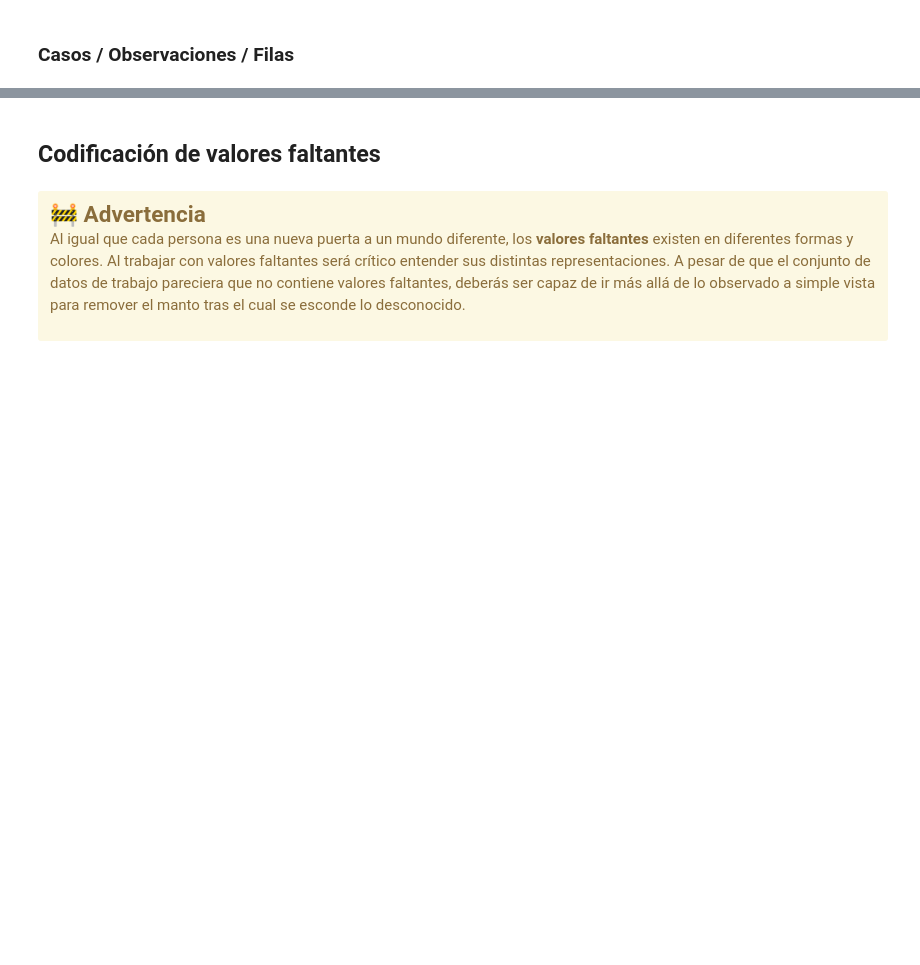
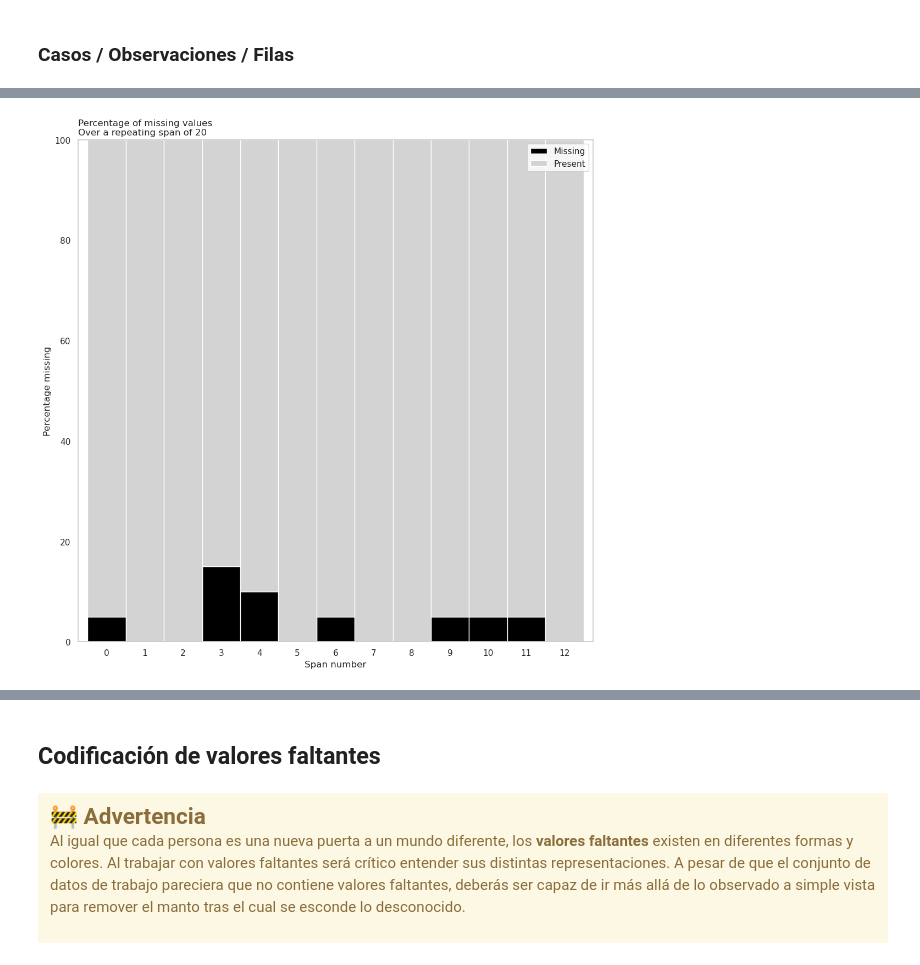
Before and after one commit to fcisnerosr/datos_faltantes, a Jupyter notebook: curso-datos-faltantes-main/jupyter/live-exploration-missing-values.ipynb, the cells around one changed output, grey strips where cells are left out. Drawn from its saved outputs; the diff is of its cells as text; code cells hidden in the pictures; blank space fills up the shorter version.

```diff
--- a/curso-datos-faltantes-main/jupyter/live-exploration-missing-values.ipynb
+++ b/curso-datos-faltantes-main/jupyter/live-exploration-missing-values.ipynb
@@ -449,0 +569,4 @@ riskfactors_df.missing.number_missing()
+# %%
+riskfactors_df.missing.missing_variable_span_plot(variable='weight_lbs', span_every=20)
+# %% [output]
+[figure, added]
```
Also changed, not shown: parts of 21 cells of this notebook.
